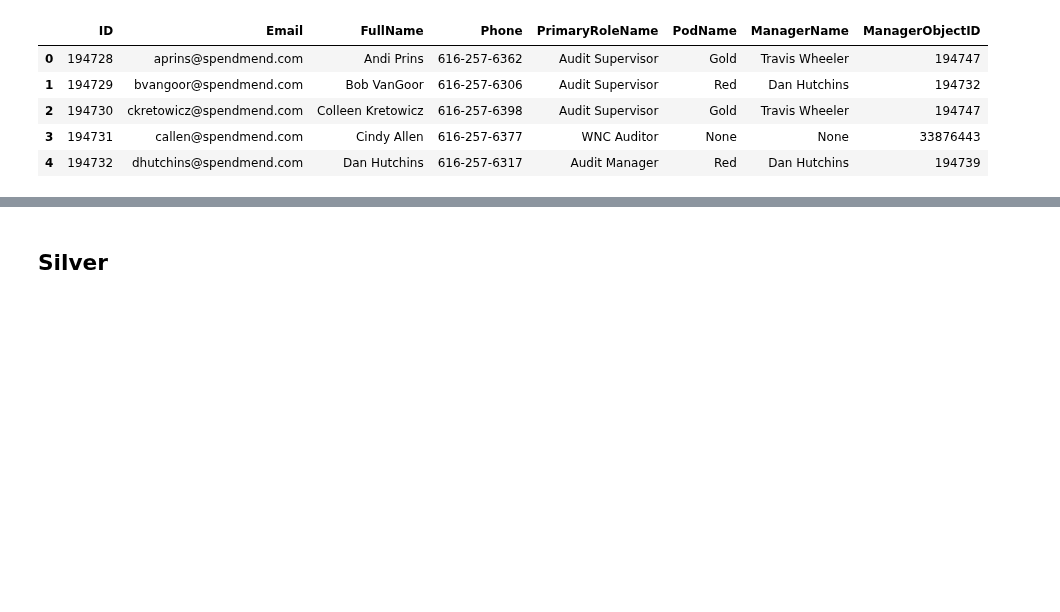
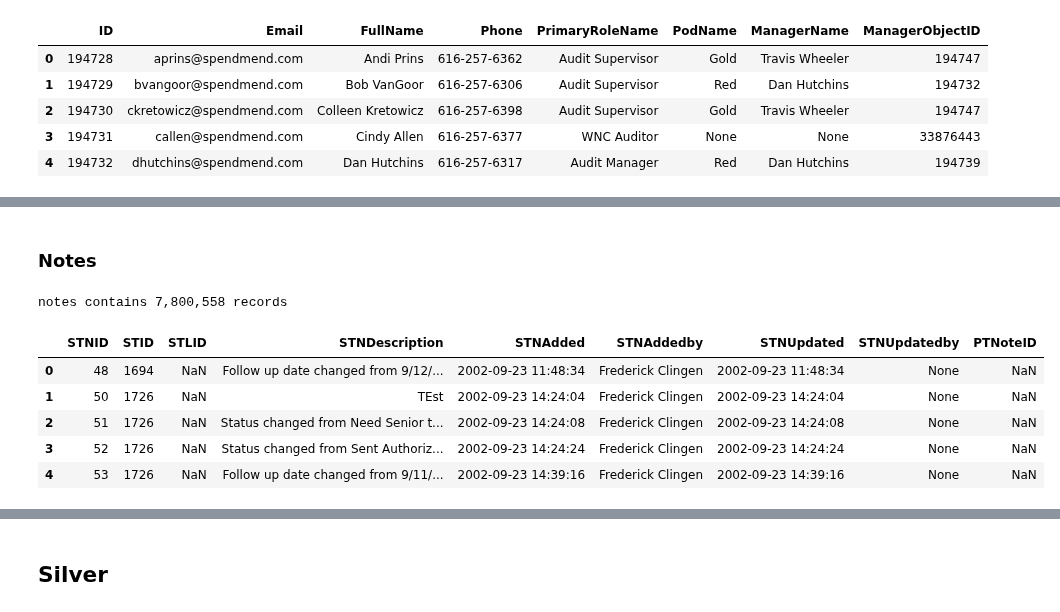
Before and after one commit to cpassorelli/call-reports, a Jupyter notebook: ipython/requests-data-warehouse-integration-exploration.ipynb, the cells around one changed output, grey strips where cells are left out. Saved outputs shown, nothing was run; the diff lists cells and outputs as text; code cells hidden in the pictures; blank space fills up the shorter version.

```diff
--- a/ipython/requests-data-warehouse-integration-exploration.ipynb
+++ b/ipython/requests-data-warehouse-integration-exploration.ipynb
@@ -535,0 +639,19 @@ employees.where('ID = 12611466').toPandas()
+# %% [markdown]
+### Notes
+# %%
+path = os.path.join(BRONZE, 'Notes')
+
+# STID = ReferenceNumber
+# STNDescription
+# STNAdded
+notes = spark.read.parquet(path)
+print(f'notes contains {notes.count():,} records')
+notes.limit(5).toPandas()
+# %% [output]
+notes contains 7,800,558 records
+|  | STNID | STID | STLID | STNDescription | STNAdded | STNAddedby | STNUpdated | STNUpdatedby | PTNoteID |
+| 0 | 48 | 1694 | NaN | Follow up date changed from 9/12/... | 2002-09-23 11:48:34 | Frederick Clingen | 2002-09-23 11:48:34 | None | NaN |
+| 1 | 50 | 1726 | NaN | TEst | 2002-09-23 14:24:04 | Frederick Clingen | 2002-09-23 14:24:04 | None | NaN |
+| 2 | 51 | 1726 | NaN | Status changed from Need Senior t... | 2002-09-23 14:24:08 | Frederick Clingen | 2002-09-23 14:24:08 | None | NaN |
+| 3 | 52 | 1726 | NaN | Status changed from Sent Authoriz... | 2002-09-23 14:24:24 | Frederick Clingen | 2002-09-23 14:24:24 | None | NaN |
+| 4 | 53 | 1726 | NaN | Follow up date changed from 9/11/... | 2002-09-23 14:39:16 | Frederick Clingen | 2002-09-23 14:39:16 | None | NaN |
```
Also changed, not shown: parts of 19 cells of this notebook, 1 other file.
